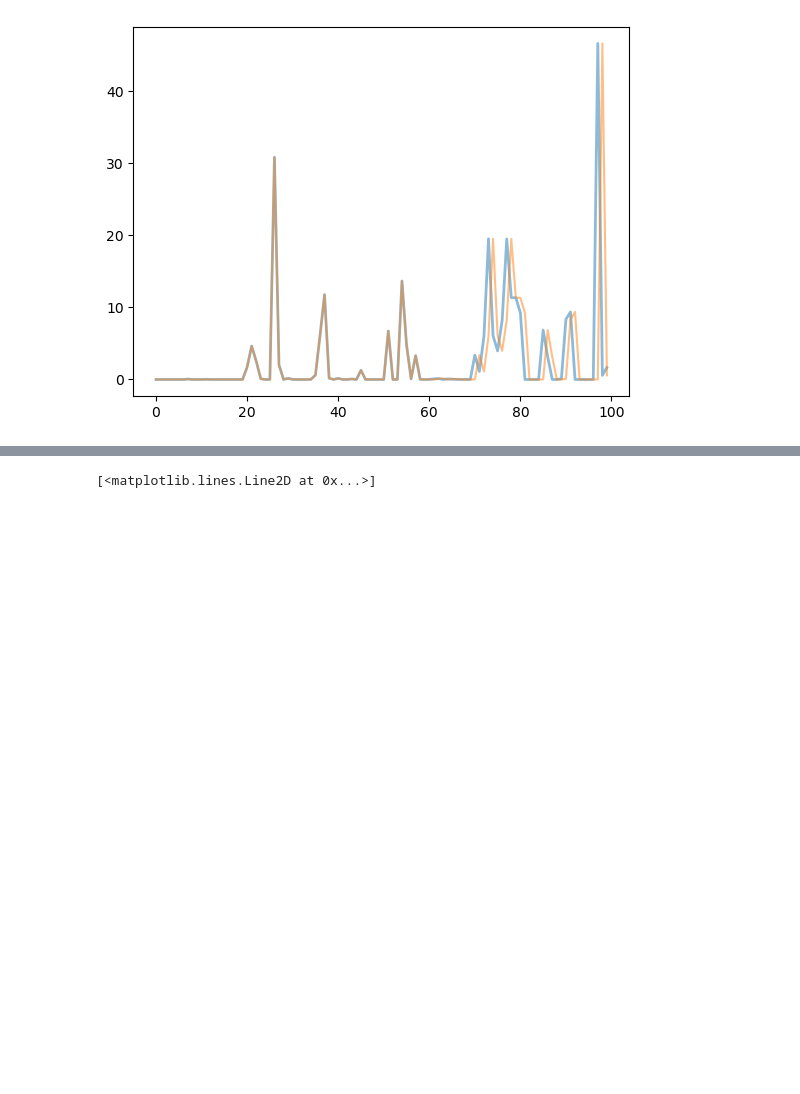
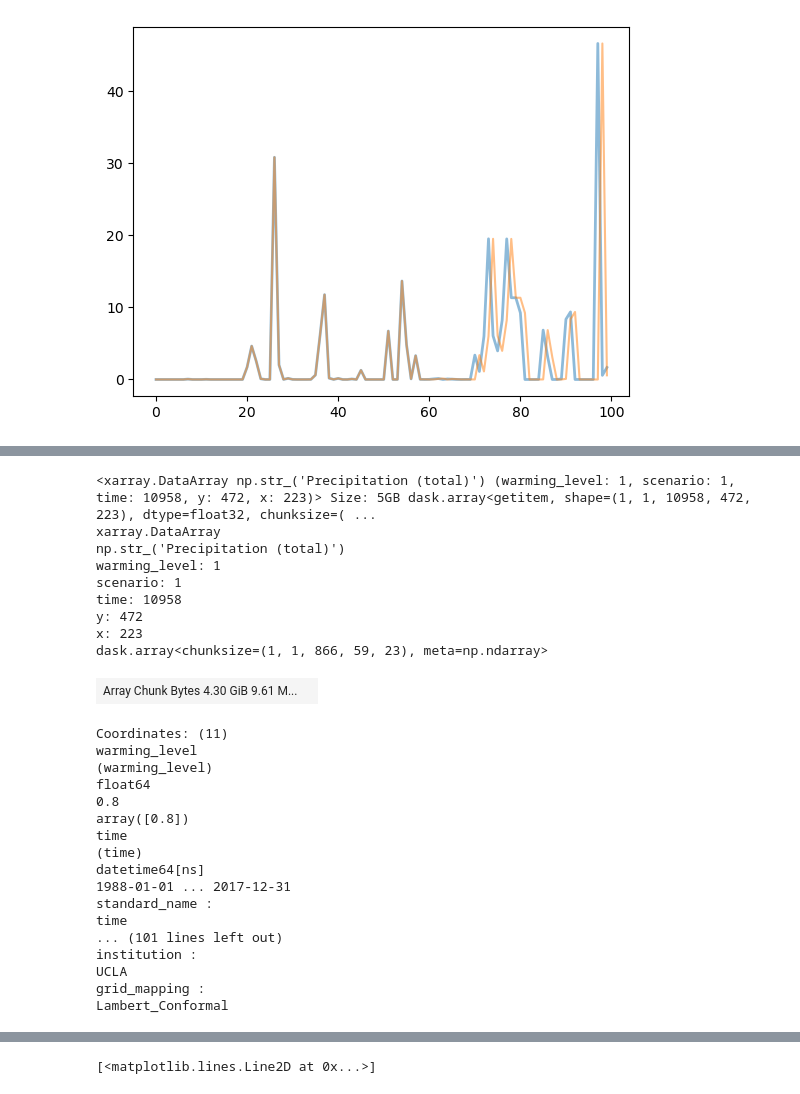
Before and after one commit to Eagle-Rock-Analytics/renewable-analysis, a Jupyter notebook: notebooks/validate_gwl_slicing.ipynb, the cells around one changed output, grey strips where cells are left out. Saved outputs shown, nothing was run; the diff lists cells and outputs as text; code cells hidden in the pictures; blank space fills up the shorter version.

```diff
--- a/notebooks/validate_gwl_slicing.ipynb
+++ b/notebooks/validate_gwl_slicing.ipynb
@@ -73,0 +137,30 @@ plt.plot(gwl_subset.isel(time=slice(0, 100), x=200, y=250).squeeze().values, alp
+# %%
+gwl_subset
+# %% [output]
+<xarray.DataArray np.str_('Precipitation (total)') (warming_level: 1, scenario: 1, time: 10958, y: 472, x: 223)> Size: 5GB dask.array<getitem, shape=(1, 1, 10958, 472, 223), dtype=float32, chunksize=( ...
+xarray.DataArray
+np.str_('Precipitation (total)')
+warming_level: 1
+scenario: 1
+time: 10958
+y: 472
+x: 223
+dask.array<chunksize=(1, 1, 866, 59, 23), meta=np.ndarray>
+| Array Chunk Bytes 4.30 GiB 9.61 M... |  |
+Coordinates: (11)
+warming_level
+(warming_level)
+float64
+0.8
+array([0.8])
+time
+(time)
+datetime64[ns]
+1988-01-01 ... 2017-12-31
+standard_name :
+time
+... (101 lines left out)
+institution :
+UCLA
+grid_mapping :
+Lambert_Conformal
```
Also changed, not shown: parts of 5 cells of this notebook, 19 other files.
